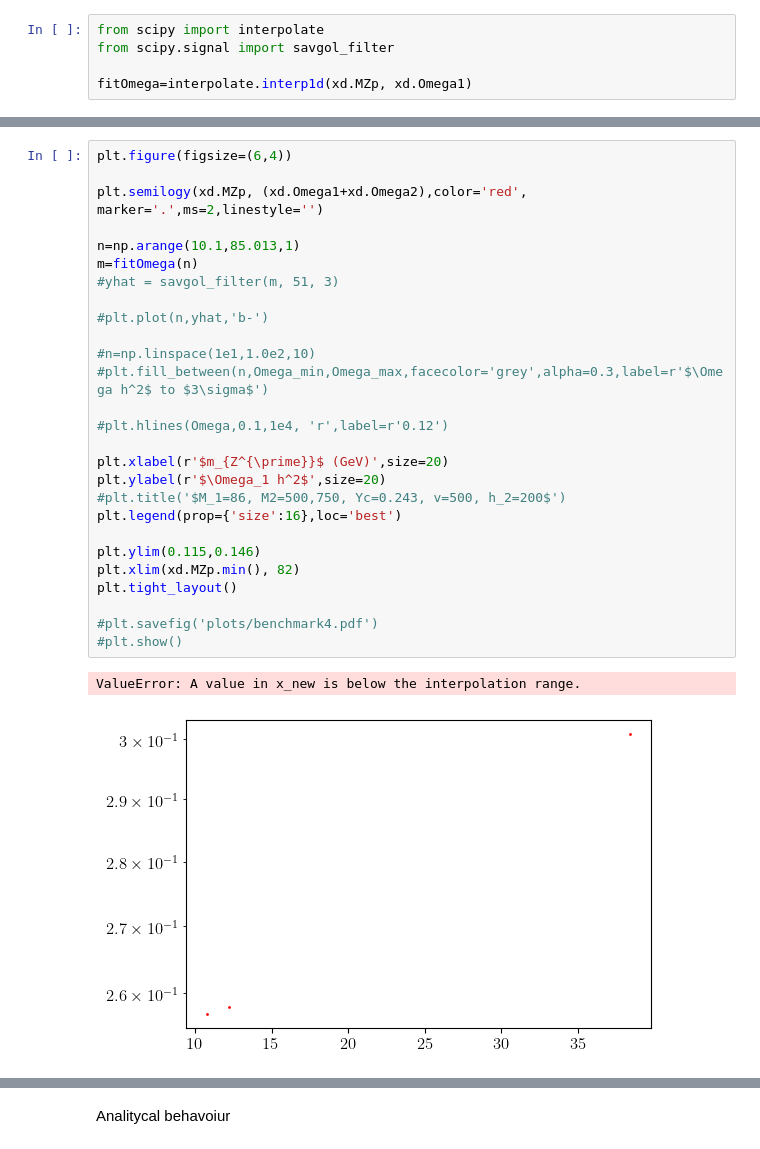
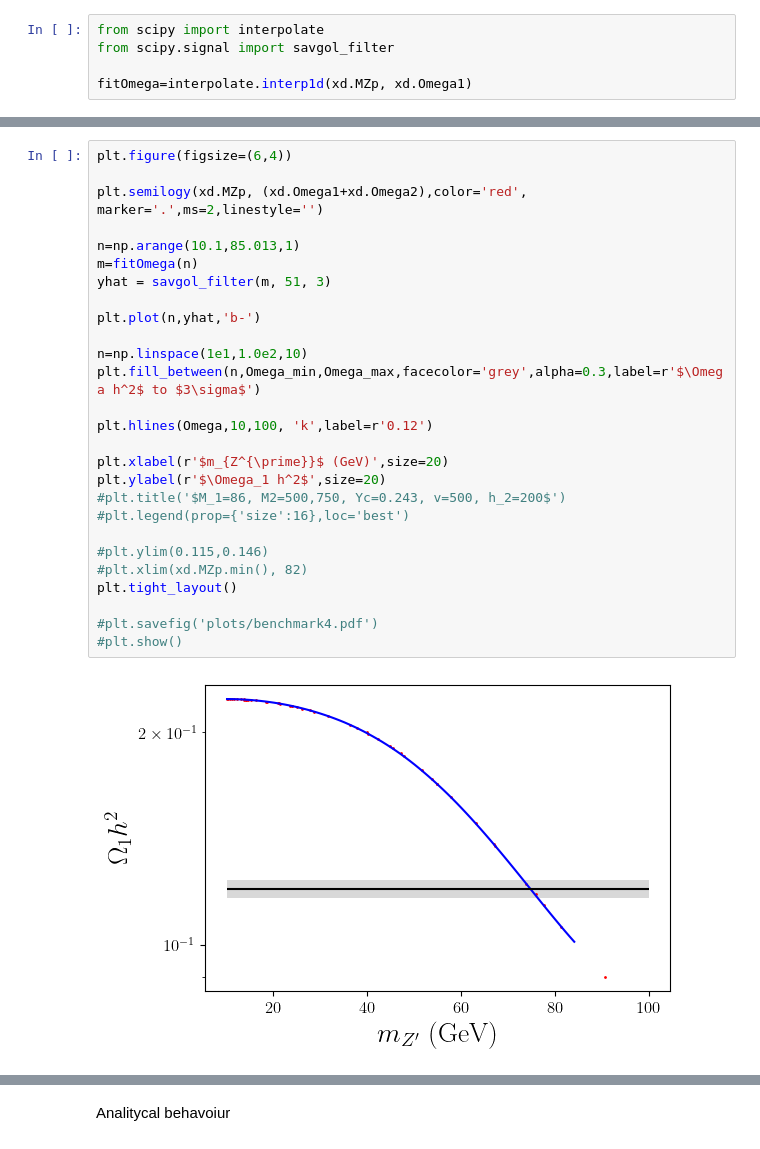
Before and after one commit to davidsuarezr/MDEO, a Jupyter notebook: Benchmark-point-DM-NO-KM-XXZpS.ipynb, the cells around one changed output, grey strips where cells are left out. Cells and saved outputs as stored; diff of their text form.

```diff
--- a/Benchmark-point-DM-NO-KM-XXZpS.ipynb
+++ b/Benchmark-point-DM-NO-KM-XXZpS.ipynb
@@ -88,33 +138,32 @@ print(xd.g1p.min(),xd.g1p.max())
 # %%
 plt.figure(figsize=(6,4))
 
 plt.semilogy(xd.MZp, (xd.Omega1+xd.Omega2),color='red', marker='.',ms=2,linestyle='')
 
 n=np.arange(10.1,85.013,1)
 m=fitOmega(n)
-#yhat = savgol_filter(m, 51, 3)
+yhat = savgol_filter(m, 51, 3)
 
-#plt.plot(n,yhat,'b-')
+plt.plot(n,yhat,'b-')
 
-#n=np.linspace(1e1,1.0e2,10)
-#plt.fill_between(n,Omega_min,Omega_max,facecolor='grey',alpha=0.3,label=r'$\Omega h^2$ to $3\sigma$')
+n=np.linspace(1e1,1.0e2,10)
+plt.fill_between(n,Omega_min,Omega_max,facecolor='grey',alpha=0.3,label=r'$\Omega h^2$ to $3\sigma$')
 
-#plt.hlines(Omega,0.1,1e4, 'r',label=r'0.12')
+plt.hlines(Omega,10,100, 'k',label=r'0.12')
 
 plt.xlabel(r'$m_{Z^{\prime}}$ (GeV)',size=20)
 plt.ylabel(r'$\Omega_1 h^2$',size=20)
 #plt.title('$M_1=86, M2=500,750, Yc=0.243, v=500, h_2=200$')
-plt.legend(prop={'size':16},loc='best')
+#plt.legend(prop={'size':16},loc='best')
 
-plt.ylim(0.115,0.146)
-plt.xlim(xd.MZp.min(), 82)
+#plt.ylim(0.115,0.146)
+#plt.xlim(xd.MZp.min(), 82)
 plt.tight_layout()
 
 #plt.savefig('plots/benchmark4.pdf')
 #plt.show()
 # %% [output]
-ValueError: A value in x_new is below the interpolation range.
-[figure, old version]
+[figure, new version]
 # %%
 xd[['MZp','mChi','mXi_1','mXi_2','vX','mh2','g1p','Yc','Omega1','Omega2']][:3]
 # %% [output]
```
Also changed, not shown: parts of 18 cells of this notebook, 4 other files.
